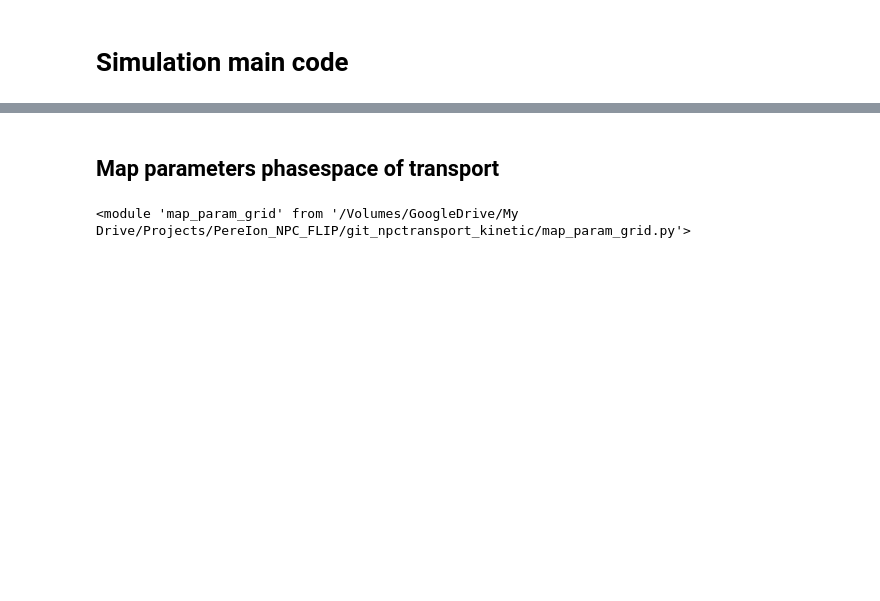
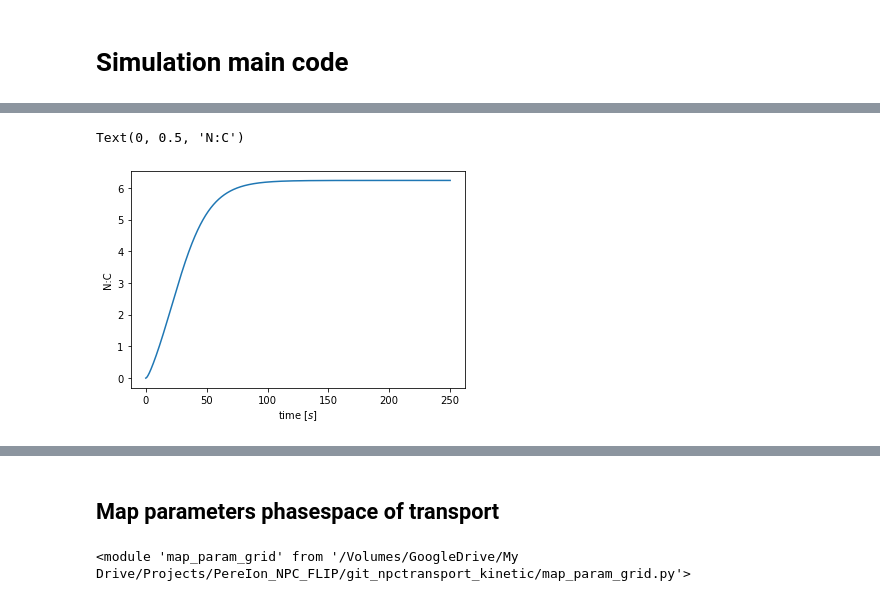
Before and after one commit to ravehlab/npctransport_kinetic, a Jupyter notebook: NPC_FLIP_simulations.ipynb, the cells around one changed output, grey strips where cells are left out. Saved outputs shown, nothing was run; the diff lists cells and outputs as text; code cells hidden in the pictures; blank space fills up the shorter version.

```diff
--- a/NPC_FLIP_simulations.ipynb
+++ b/NPC_FLIP_simulations.ipynb
@@ -178,3 +154,14 @@ Cargo after: 66061340.04309597
+# %%
+plt.figure()
+plt.plot(stats['time_sec'],
+         (stats['freeL_N']+stats['complexL_N']+stats['freeU_N']+stats['complexU_N'])
+         / (stats['freeL_C']+stats['complexL_C']+stats['freeU_C']+stats['complexU_C']) * (ts.get_v_C_L()/ts.get_v_N_L()))
+plt.xlabel(r'time [$s$]')
+plt.ylabel(r'N:C')
+#plt.ylim(0,5)
+# %% [output]
+Text(0, 0.5, 'N:C')
+[figure, added]
 # %%
 
 #fig, ax = plt.subplots(1, 3,figsize=(40,5))
```
Also changed, not shown: parts of 17 cells of this notebook, 1 other file.
